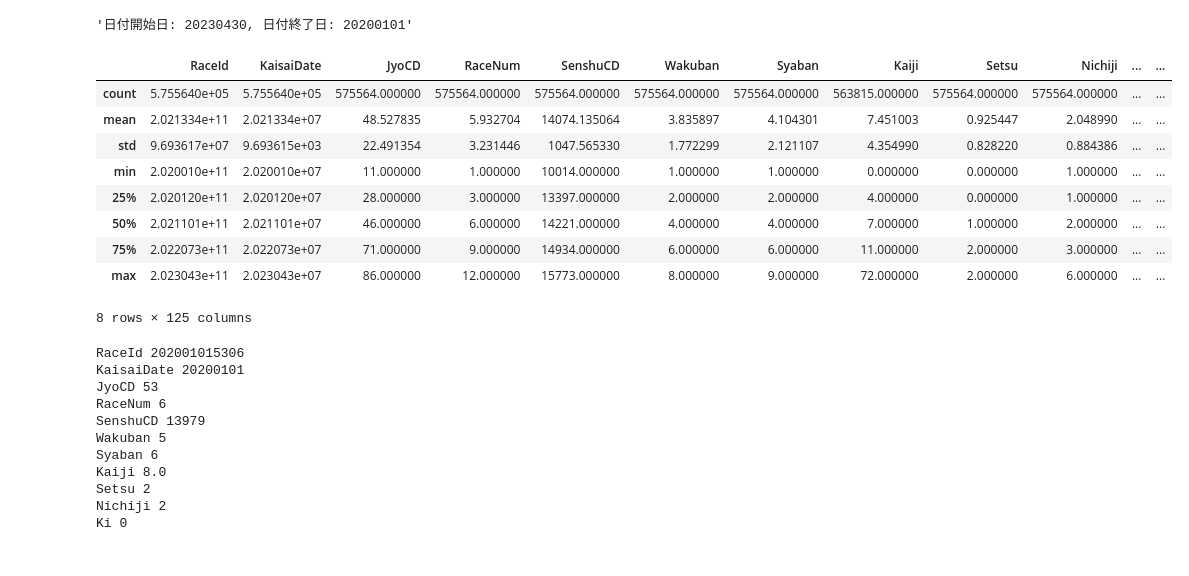
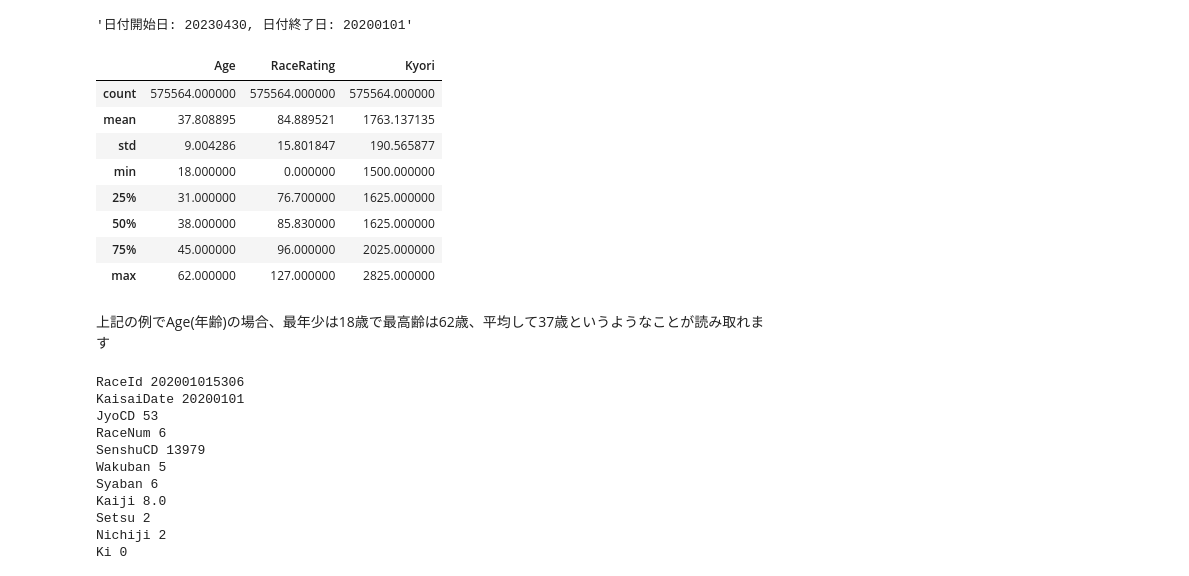
Before and after one commit to nami73b/machine-learning-notebooks-2023, a Jupyter notebook: solutions/04_predict_structured_data/04_predict_structured_data.ipynb, the cells around one changed output. Drawn from its saved outputs; the diff is of its cells as text; code cells hidden in the pictures.

```diff
--- a/solutions/04_predict_structured_data/04_predict_structured_data.ipynb
+++ b/solutions/04_predict_structured_data/04_predict_structured_data.ipynb
@@ -57,18 +57,21 @@ df.shape
 '日付開始日: 20230430, 日付終了日: 20200101'
 # %%
 # データの統計量の確認
-df.describe()
+# 分布や傾向の把握や異常値の有無の確認をすることができます。
+# 確認したいカラムを指定してみましょう
+df[['Age', 'RaceRating', 'Kyori']].describe()
 # %% [output]
-|  | RaceId | KaisaiDate | JyoCD | RaceNum | SenshuCD | Wakuban | Syaban | Kaiji | Setsu | Nichiji | ... | ... |
-| count | 5.755640e+05 | 5.755640e+05 | 575564.000000 | 575564.000000 | 575564.000000 | 575564.000000 | 575564.000000 | 563815.000000 | 575564.000000 | 575564.000000 | ... | ... |
-| mean | 2.021334e+11 | 2.021334e+07 | 48.527835 | 5.932704 | 14074.135064 | 3.835897 | 4.104301 | 7.451003 | 0.925447 | 2.048990 | ... | ... |
-| std | 9.693617e+07 | 9.693615e+03 | 22.491354 | 3.231446 | 1047.565330 | 1.772299 | 2.121107 | 4.354990 | 0.828220 | 0.884386 | ... | ... |
-| min | 2.020010e+11 | 2.020010e+07 | 11.000000 | 1.000000 | 10014.000000 | 1.000000 | 1.000000 | 0.000000 | 0.000000 | 1.000000 | ... | ... |
-| 25% | 2.020120e+11 | 2.020120e+07 | 28.000000 | 3.000000 | 13397.000000 | 2.000000 | 2.000000 | 4.000000 | 0.000000 | 1.000000 | ... | ... |
-| 50% | 2.021101e+11 | 2.021101e+07 | 46.000000 | 6.000000 | 14221.000000 | 4.000000 | 4.000000 | 7.000000 | 1.000000 | 2.000000 | ... | ... |
-| 75% | 2.022073e+11 | 2.022073e+07 | 71.000000 | 9.000000 | 14934.000000 | 6.000000 | 6.000000 | 11.000000 | 2.000000 | 3.000000 | ... | ... |
-| max | 2.023043e+11 | 2.023043e+07 | 86.000000 | 12.000000 | 15773.000000 | 8.000000 | 9.000000 | 72.000000 | 2.000000 | 6.000000 | ... | ... |
+|  | Age | RaceRating | Kyori |
+| count | 575564.000000 | 575564.000000 | 575564.000000 |
+| mean | 37.808895 | 84.889521 | 1763.137135 |
+| std | 9.004286 | 15.801847 | 190.565877 |
+| min | 18.000000 | 0.000000 | 1500.000000 |
+| 25% | 31.000000 | 76.700000 | 1625.000000 |
+| 50% | 38.000000 | 85.830000 | 1625.000000 |
+| 75% | 45.000000 | 96.000000 | 2025.000000 |
+| max | 62.000000 | 127.000000 | 2825.000000 |
-8 rows × 125 columns
+# %% [markdown]
+上記の例でAge(年齢)の場合、最年少は18歳で最高齢は62歳、平均して37歳というようなことが読み取れます
 # %%
 # 0行目のデータの内容
 for c in df.columns:
```
Also changed, not shown: parts of 2 cells of this notebook, 1 other file.
